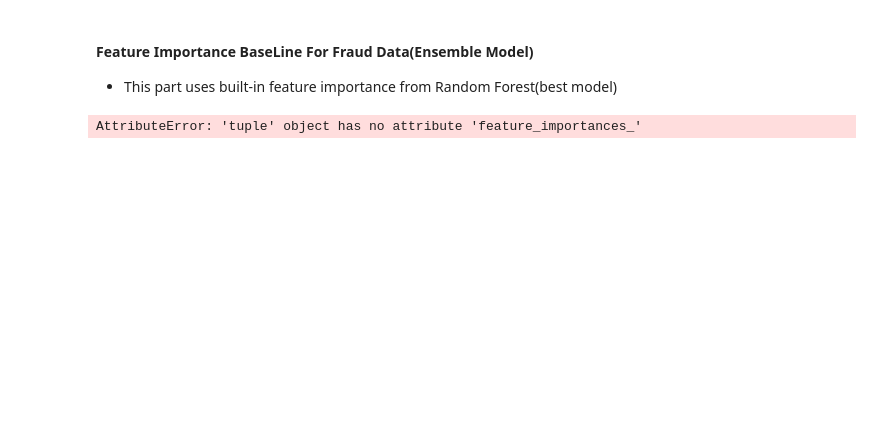
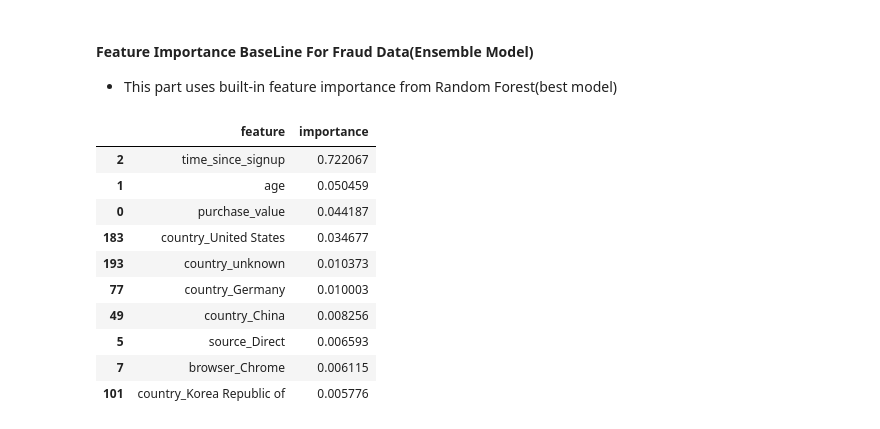
Before and after one commit to Kidist-c/Fraud-Detecton-for-ecommerce, a Jupyter notebook: notebooks/shap-explainability.ipynb, the cells around one changed output. Drawn from its saved outputs; the diff is of its cells as text; code cells hidden in the pictures; blank space fills up the shorter version.

```diff
--- a/notebooks/shap-explainability.ipynb
+++ b/notebooks/shap-explainability.ipynb
@@ -36,5 +31,22 @@ https://scikit-learn.org/stable/model_persistence.html#security-maintainability-
 # %%
 # get feature importance
 fraud_importance=fraud_best_model.feature_importances_
+fraud_feature_importance_df=pd.DataFrame({
+    "feature":fraud_x_test.columns,
+    "importance":fraud_importance
+}).sort_values(by="importance",ascending=False)
+# TOP 10 Important Features
+top10=fraud_feature_importance_df.head(10)
+top10
 # %% [output]
-AttributeError: 'tuple' object has no attribute 'feature_importances_'
+|  | feature | importance |
+| 2 | time_since_signup | 0.722067 |
+| 1 | age | 0.050459 |
+| 0 | purchase_value | 0.044187 |
+| 183 | country_United States | 0.034677 |
+| 193 | country_unknown | 0.010373 |
+| 77 | country_Germany | 0.010003 |
+| 49 | country_China | 0.008256 |
+| 5 | source_Direct | 0.006593 |
+| 7 | browser_Chrome | 0.006115 |
+| 101 | country_Korea Republic of | 0.005776 |
```
Also changed, not shown: parts of 3 cells of this notebook.
